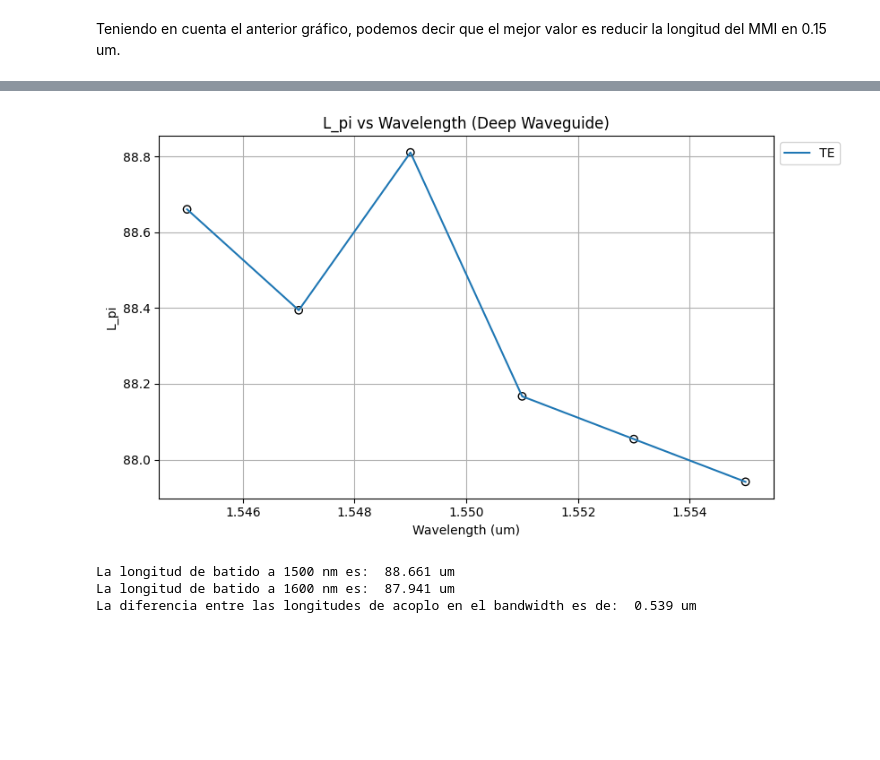
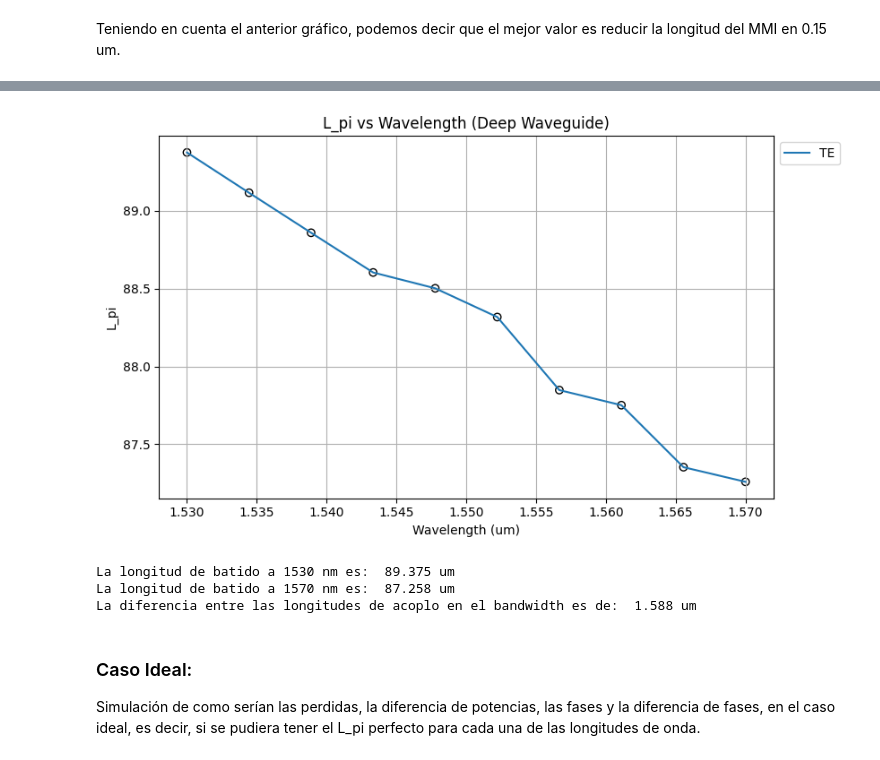
Before and after one commit to PauDaniOrtiz/pic-upv-TFM-Paula-Ortiz, a Jupyter notebook: MMI_2X4.ipynb, the cells around one changed output, grey strips where cells are left out. Drawn from its saved outputs; the diff is of its cells as text; code cells hidden in the pictures; blank space fills up the shorter version.

Commit message:
Variación de la longitud de onda

```diff
--- a/MMI_2X4.ipynb
+++ b/MMI_2X4.ipynb
@@ -1950,6 +1942,6 @@ $$\Delta f=1.24 THz$$
 # %%
 mmi_body_w = 7.5
-lambda_c = (1/1000)*np.linspace(1545, 1555, 6)# STUDENT code goes here
+lambda_c = (1/1000)*np.linspace(1530, 1570, 10)# STUDENT code goes here
 
 L_pi_TE=[]
 L_pi_TM=[]
@@ -2003,12 +2000,16 @@ plt.tight_layout(rect=[0, 0, 0.85, 1])
-[figure, old version]
+[figure, new version]
 # %%
 delta_Lpi=np.abs(3*L_pi_TE[0]/4-3*L_pi_TE[-1]/4)
 
 
-print("La longitud de batido a 1500 nm es: ", np.round(L_pi_TE[0],3), "um")
-print("La longitud de batido a 1600 nm es: ", np.round(L_pi_TE[-1],3), "um")
+print("La longitud de batido a 1530 nm es: ", np.round(L_pi_TE[0],3), "um")
+print("La longitud de batido a 1570 nm es: ", np.round(L_pi_TE[-1],3), "um")
 print("La diferencia entre las longitudes de acoplo en el bandwidth es de: ", np.round(delta_Lpi,3), "um")
 # %% [output]
-La longitud de batido a 1500 nm es:  88.661 um
-La longitud de batido a 1600 nm es:  87.941 um
-La diferencia entre las longitudes de acoplo en el bandwidth es de:  0.539 um
+La longitud de batido a 1530 nm es:  89.375 um
+La longitud de batido a 1570 nm es:  87.258 um
+La diferencia entre las longitudes de acoplo en el bandwidth es de:  1.588 um
+# %% [markdown]
+### Caso Ideal:
+
+Simulación de como serían las perdidas, la diferencia de potencias, las fases y la diferencia de fases, en el caso ideal, es decir, si se pudiera tener el L_pi perfecto para cada una de las longitudes de onda.
```
Also changed, not shown: parts of 16 cells of this notebook.
